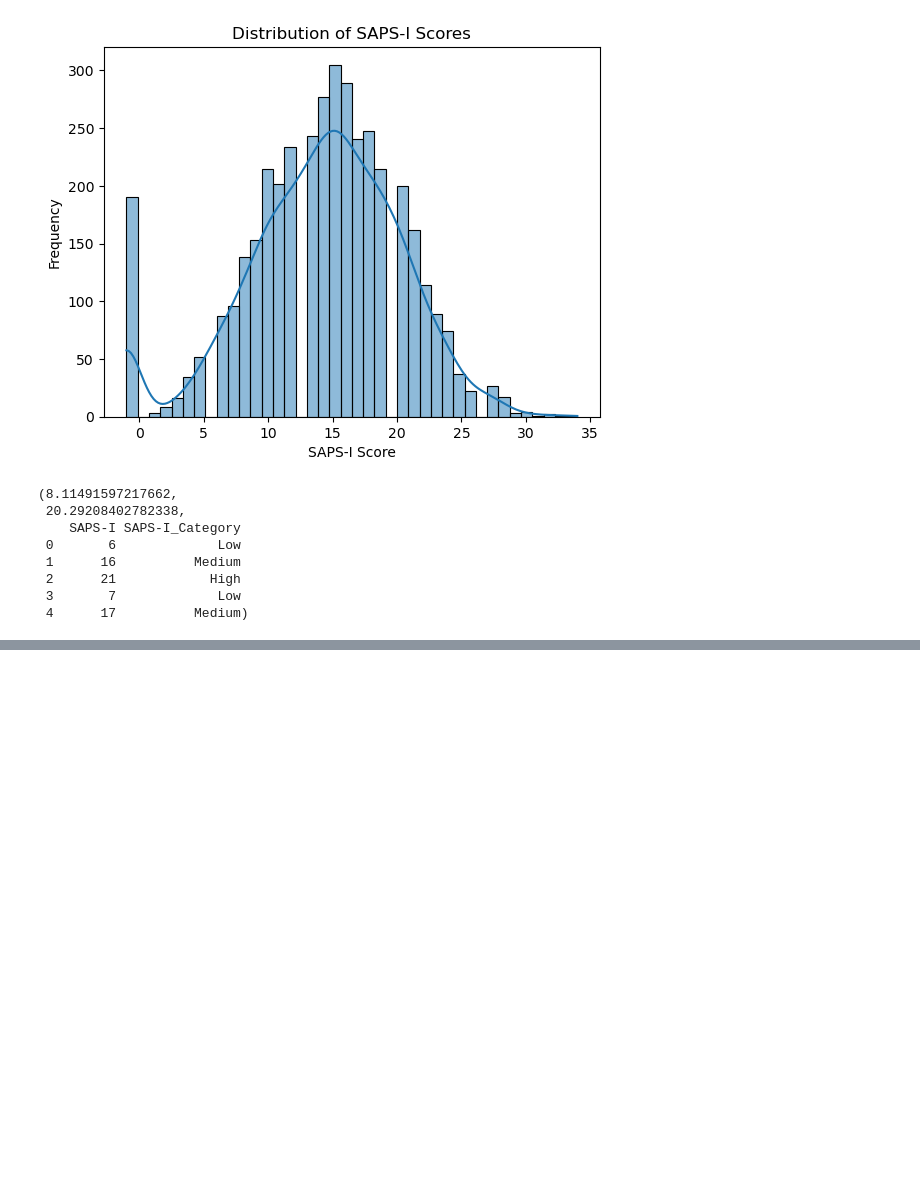
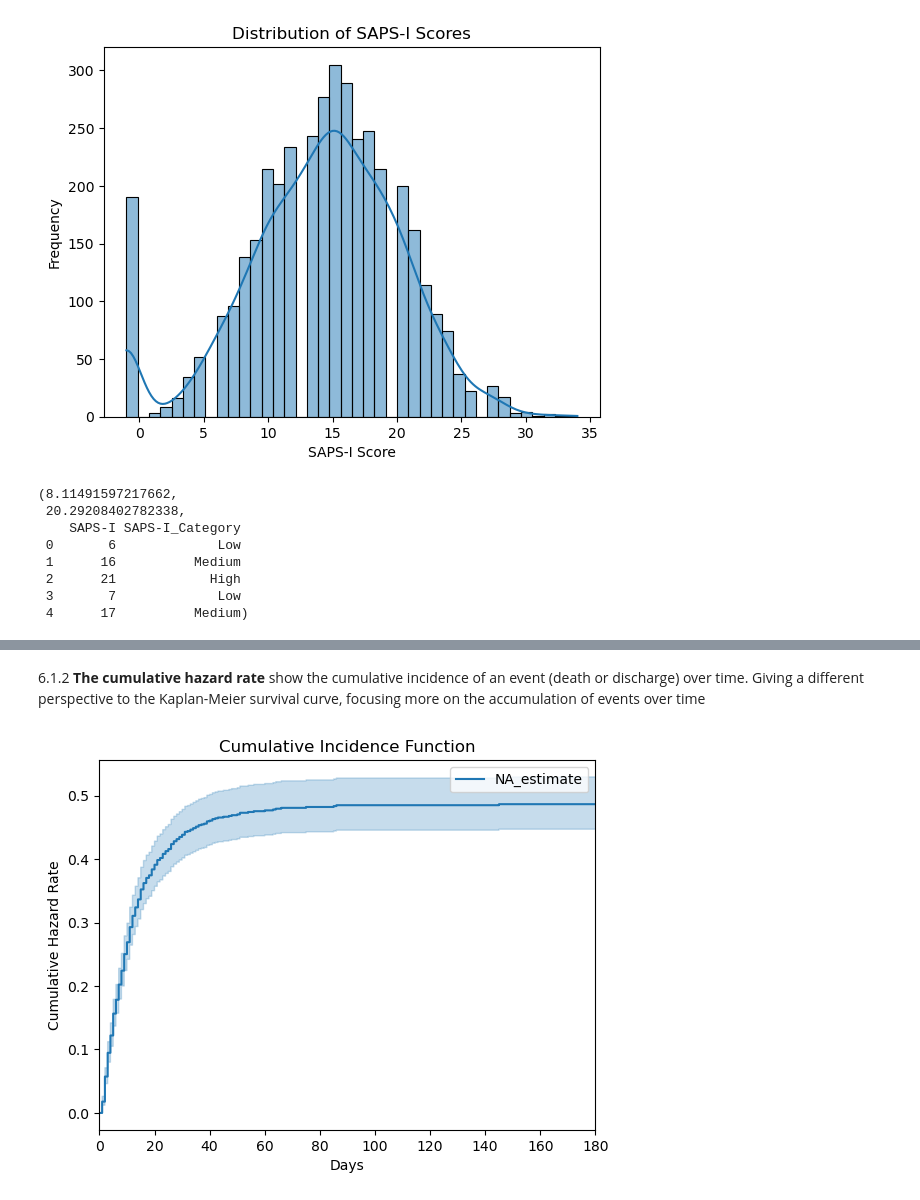
Before and after one commit to phidesigner/ICU_predict_prob, a Jupyter notebook: ICU_Survival_Analysis_Notebook.ipynb, the cells around one changed output, grey strips where cells are left out. Cells and saved outputs as stored; diff of their text form; code cells hidden in the pictures; blank space fills up the shorter version.

```diff
--- a/ICU_Survival_Analysis_Notebook.ipynb
+++ b/ICU_Survival_Analysis_Notebook.ipynb
@@ -275,0 +290,17 @@ plt.show()
+# %% [markdown]
+6.1.2 **The cumulative hazard rate** show the cumulative incidence of an event (death or discharge) over time. Giving a different perspective to the Kaplan-Meier survival curve, focusing more on the accumulation of events over time
+# %%
+# Create a Nelson-Aalen fitter instance
+naf = NelsonAalenFitter()
+
+naf.fit(ICU_df['Survival'], event_observed=ICU_df['In-hospital_death'])
+
+# Plot the Cumulative Incidence Function
+naf.plot_cumulative_hazard()
+plt.xlim(0, 180)
+plt.title('Cumulative Incidence Function')
+plt.xlabel('Days')
+plt.ylabel('Cumulative Hazard Rate')
+plt.show()
+# %% [output]
+[figure, added]
```
Also changed, not shown: parts of 14 cells of this notebook.
